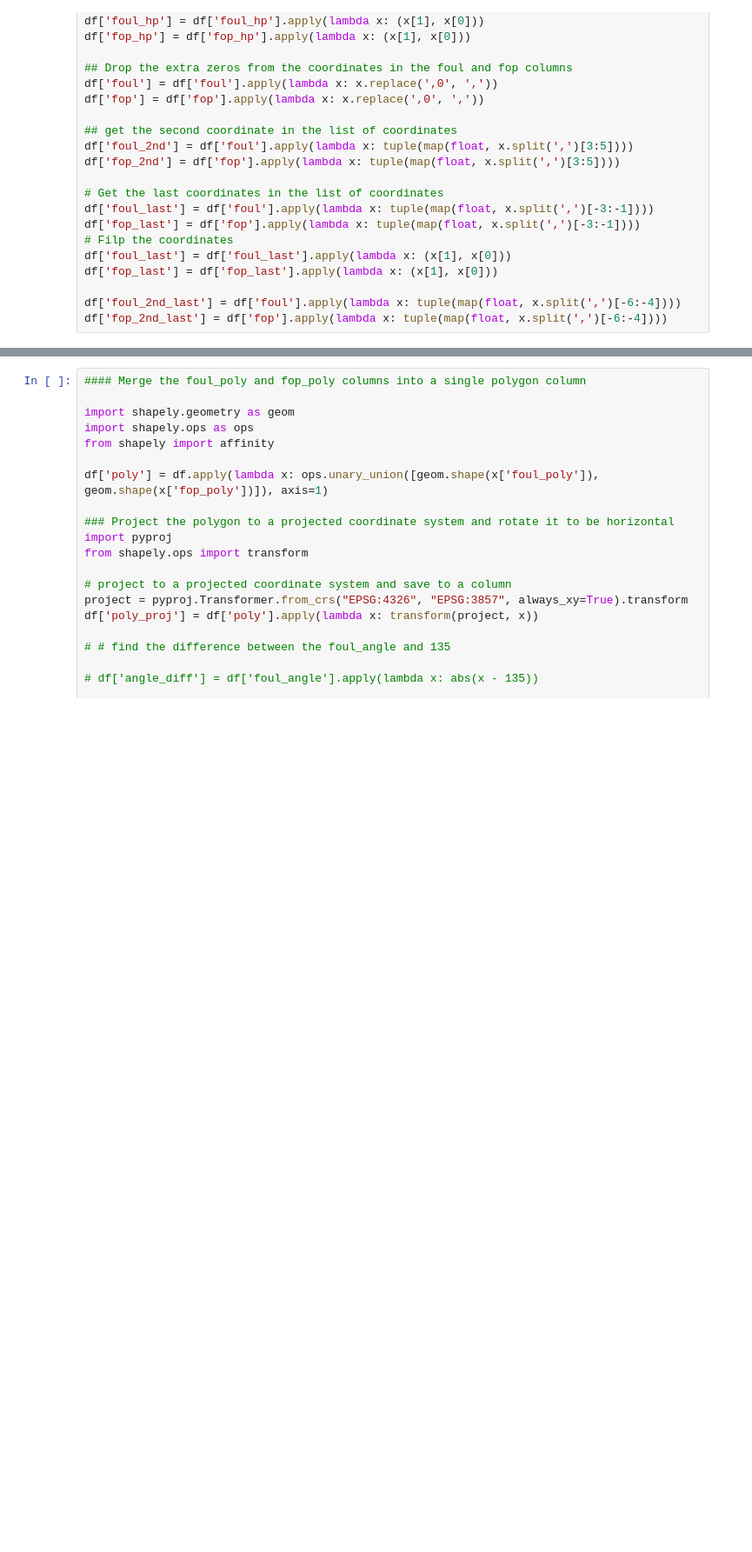
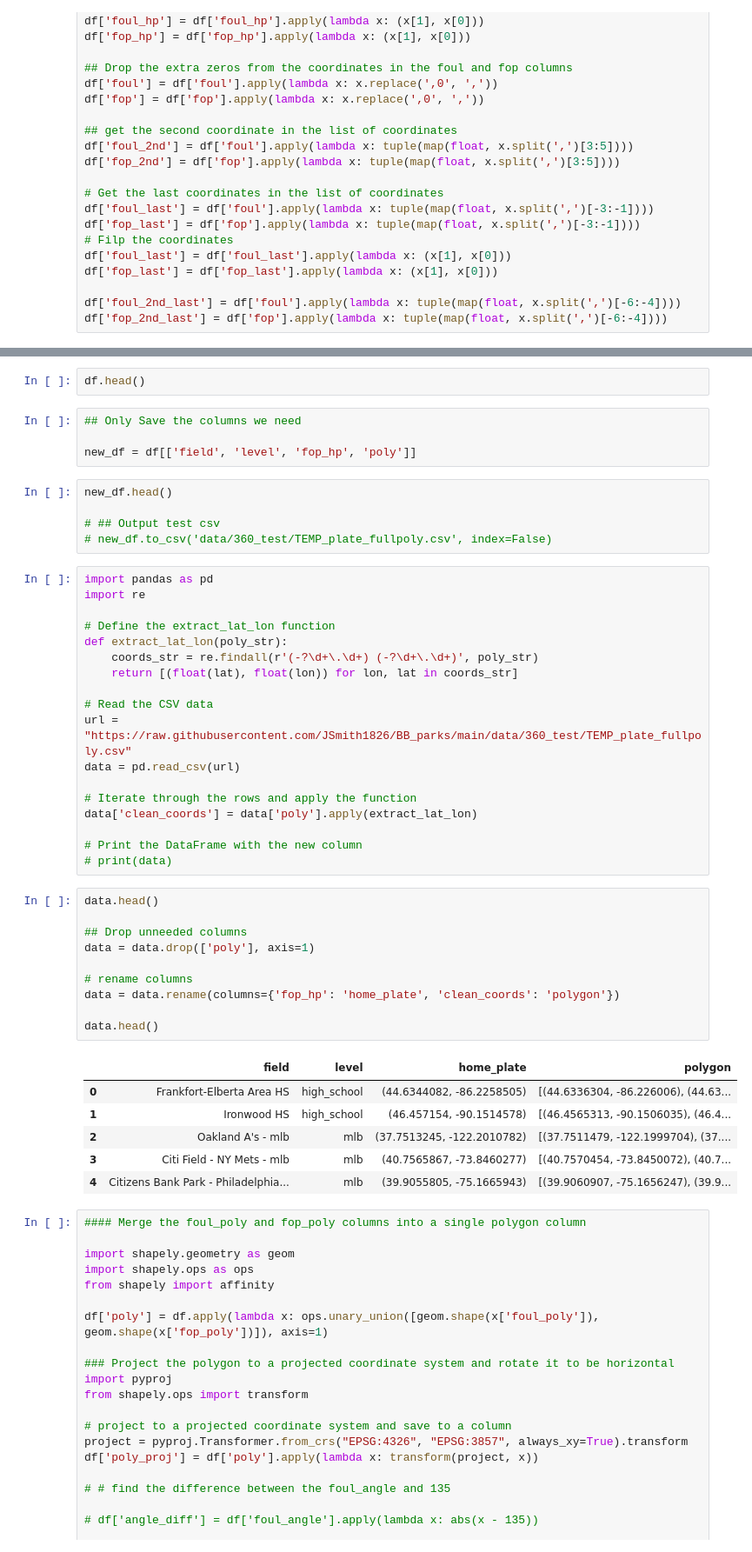
Before and after one commit to JSmith1826/BB_parks, a Jupyter notebook: NEW_GEOMETRY_WORKBOOK.ipynb, the cells around one changed output, grey strips where cells are left out. Shown at 87% size. Drawn from its saved outputs; the diff is of its cells as text; blank space fills up the shorter version.

```diff
--- a/NEW_GEOMETRY_WORKBOOK.ipynb
+++ b/NEW_GEOMETRY_WORKBOOK.ipynb
@@ -129,3 +138,49 @@ df['fop_2nd_last'] = df['fop'].apply(lambda x: tuple(map(float, x.split(',')[-6:
+# %%
+df.head()
+# %%
+## Only Save the columns we need
+
+new_df = df[['field', 'level', 'fop_hp', 'poly']]
+# %%
+new_df.head()
+
+# ## Output test csv
+# new_df.to_csv('data/360_test/TEMP_plate_fullpoly.csv', index=False)
+# %%
+import pandas as pd
+import re
+
+# Define the extract_lat_lon function
+def extract_lat_lon(poly_str):
+    coords_str = re.findall(r'(-?\d+\.\d+) (-?\d+\.\d+)', poly_str)
+    return [(float(lat), float(lon)) for lon, lat in coords_str]
+
+# Read the CSV data
+url = "https://raw.githubusercontent.com/JSmith1826/BB_parks/main/data/360_test/TEMP_plate_fullpoly.csv"
+data = pd.read_csv(url)
+
+# Iterate through the rows and apply the function
+data['clean_coords'] = data['poly'].apply(extract_lat_lon)
+
+# Print the DataFrame with the new column
+# print(data)
+# %%
+data.head()
+
+## Drop unneeded columns
+data = data.drop(['poly'], axis=1)
+
+# rename columns
+data = data.rename(columns={'fop_hp': 'home_plate', 'clean_coords': 'polygon'})
+
+data.head()
+# %% [output]
+|  | field | level | home_plate | polygon |
+| 0 | Frankfort-Elberta Area HS | high_school | (44.6344082, -86.2258505) | [(44.6336304, -86.226006), (44.63... |
+| 1 | Ironwood HS | high_school | (46.457154, -90.1514578) | [(46.4565313, -90.1506035), (46.4... |
+| 2 | Oakland A's - mlb | mlb | (37.7513245, -122.2010782) | [(37.7511479, -122.1999704), (37.... |
+| 3 | Citi Field - NY Mets - mlb | mlb | (40.7565867, -73.8460277) | [(40.7570454, -73.8450072), (40.7... |
+| 4 | Citizens Bank Park - Philadelphia... | mlb | (39.9055805, -75.1665943) | [(39.9060907, -75.1656247), (39.9... |
 # %%
 #### Merge the foul_poly and fop_poly columns into a single polygon column
 
```
Also changed, not shown: parts of 6 cells of this notebook, 5 other files.
